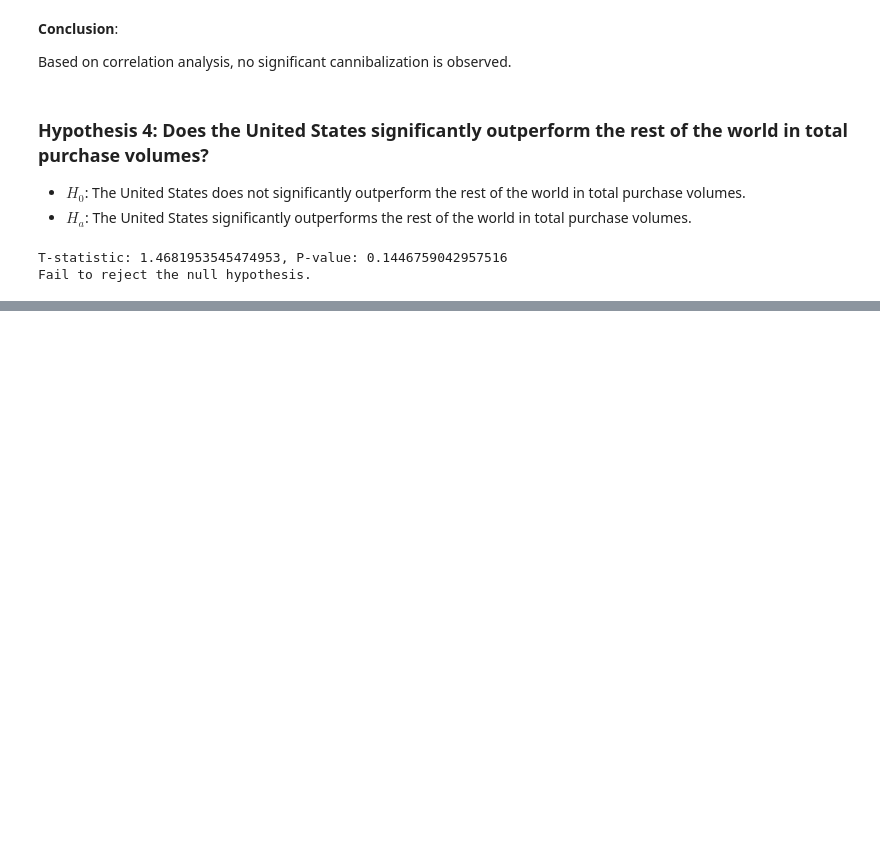
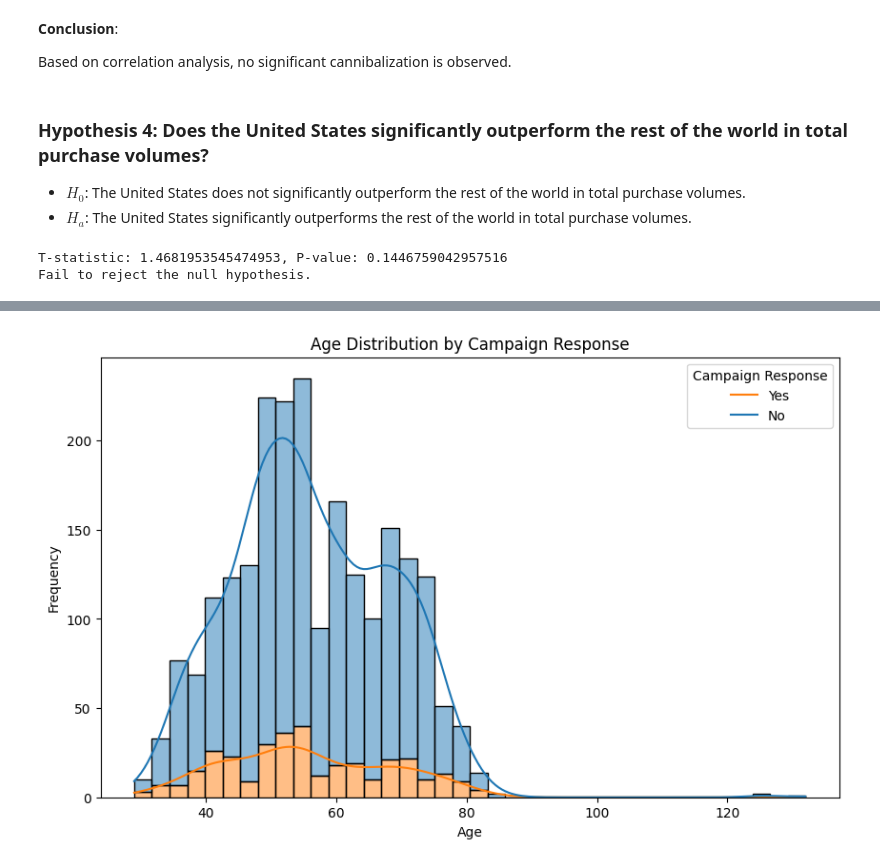
Before and after one commit to tomdu3/marketing-campaing-ds, a Jupyter notebook: marketing_campaing.ipynb, the cells around one changed output, grey strips where cells are left out. Cells and saved outputs as stored; diff of their text form; code cells hidden in the pictures; blank space fills up the shorter version.

```diff
--- a/marketing_campaing.ipynb
+++ b/marketing_campaing.ipynb
@@ -719,0 +736,10 @@ United States does not significantly outperform the rest of the world in total p
+# %%
+plt.figure(figsize=(10, 6))
+sns.histplot(data=data, x='Age', hue='Response', multiple="stack", kde=True)
+plt.title('Age Distribution by Campaign Response')
+plt.xlabel('Age')
+plt.ylabel('Frequency')
+plt.legend(title='Campaign Response', labels=['Yes', 'No'])
+plt.show()
+# %% [output]
+[figure, added]
```
Also changed, not shown: parts of 23 cells of this notebook.
